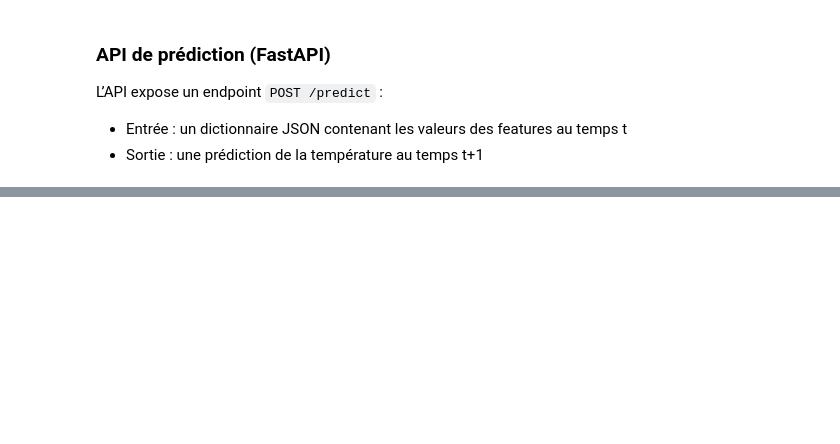
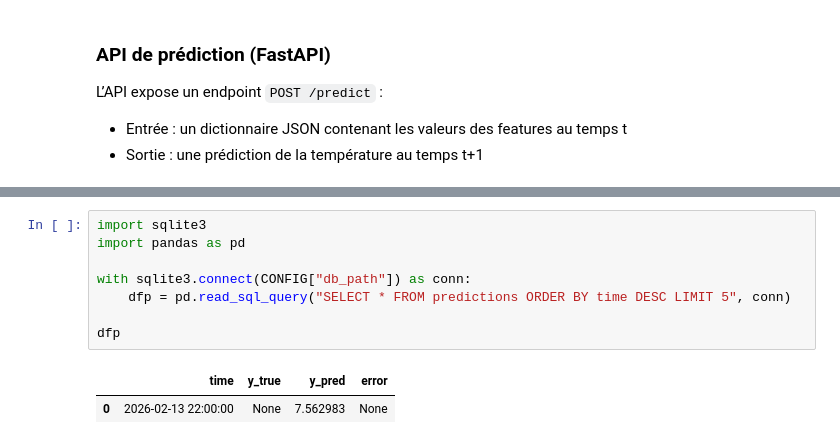
Before and after one commit to GASTLINASSIM/pipeline-meteo-prd, a Jupyter notebook: pipeline.ipynb, the cells around one changed output, grey strips where cells are left out. Drawn from its saved outputs; the diff is of its cells as text; blank space fills up the shorter version.

```diff
--- a/pipeline.ipynb
+++ b/pipeline.ipynb
@@ -1162,0 +1276,11 @@ L’API expose un endpoint `POST /predict` :
+# %%
+import sqlite3
+import pandas as pd
+
+with sqlite3.connect(CONFIG["db_path"]) as conn:
+    dfp = pd.read_sql_query("SELECT * FROM predictions ORDER BY time DESC LIMIT 5", conn)
+
+dfp
+# %% [output]
+|  | time | y_true | y_pred | error |
+| 0 | 2026-02-13 22:00:00 | None | 7.562983 | None |
```
Also changed, not shown: parts of 42 cells of this notebook, 27 other files.
